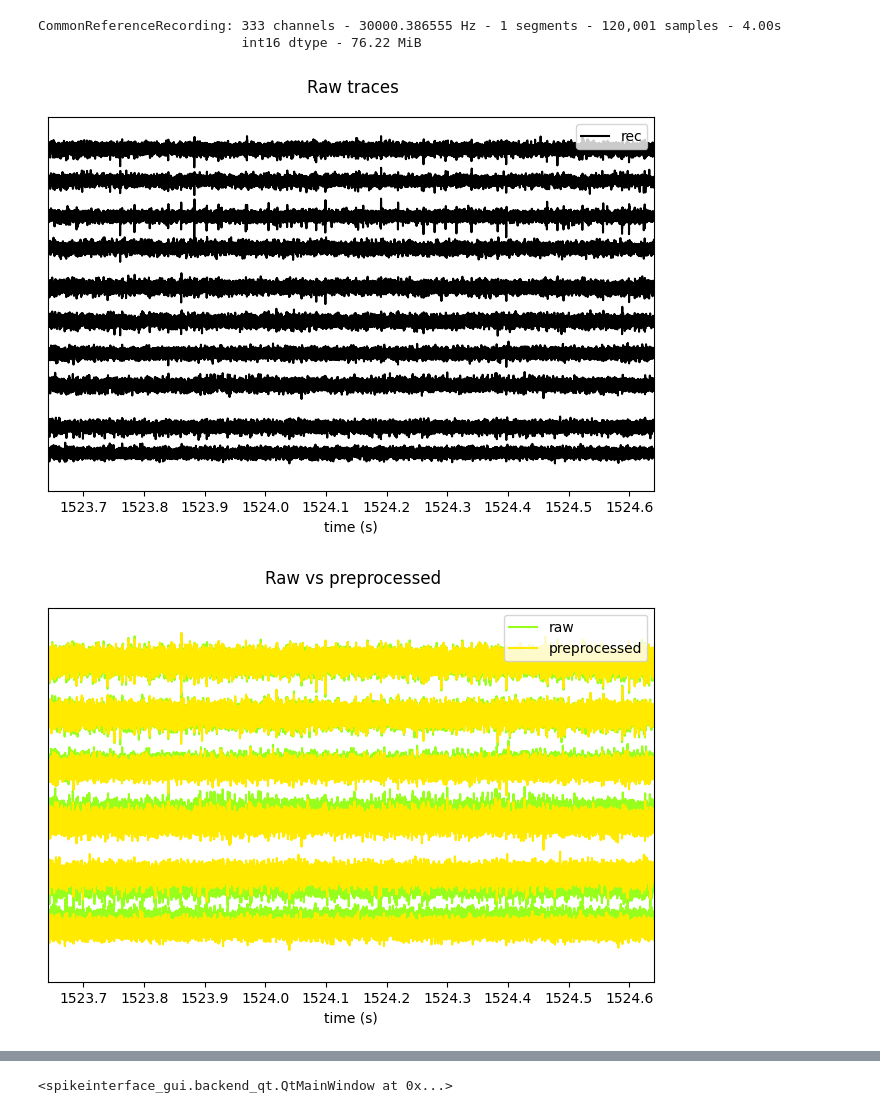
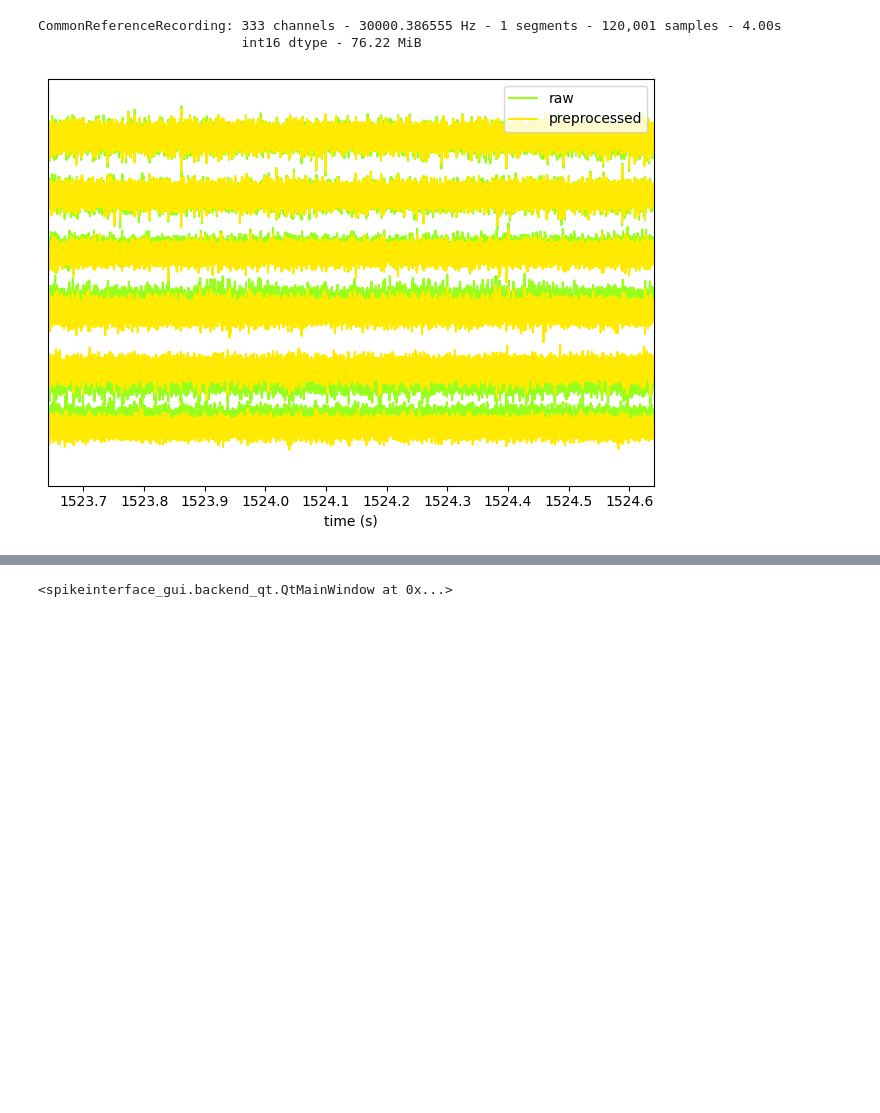
Before and after one commit to ilariacalamastro/spikeinterface_pipeline, a Jupyter notebook: Pipeline_project/code test/load_spikeglx_test.ipynb, the cells around one changed output, grey strips where cells are left out. Drawn from its saved outputs; the diff is of its cells as text; code cells hidden in the pictures; blank space fills up the shorter version.

```diff
--- a/Pipeline_project/code test/load_spikeglx_test.ipynb
+++ b/Pipeline_project/code test/load_spikeglx_test.ipynb
@@ -32,35 +98,44 @@ SpikeGLXRecordingExtractor: 384 channels - 30000.386555 Hz - 1 segments - 120,00
 # %%
 # PREPROCESSING
+
+# Optional: manual channel selection
+if manual_channel_ids is not None:
+    raw_rec = raw_rec.channel_slice(manual_channel_ids)
+    print(f"Manual selection: kept {len(manual_channel_ids)} channels")
+
 rec1 = si.highpass_filter(raw_rec, freq_min=freq_min)
-bad_channel_ids, _ = si.detect_bad_channels(rec1)
+
+# Optional: artifact removal, structure from Sofiia's script
+if artifact_timestamps_s:
+    _fs       = raw_rec.get_sampling_frequency()
+    _triggers = [np.array([int(t * _fs) for t in artifact_timestamps_s], dtype=np.int64)]
+    rec1 = si.remove_artifacts(rec1, list_triggers=_triggers,
+                                ms_before=artifact_ms_before, ms_after=artifact_ms_after,
+                                mode='zeros')
+    print(f"Artifact removal: blanked {len(artifact_timestamps_s)} event(s)")
+
+bad_channel_ids, channel_labels = si.detect_bad_channels(rec1)
+
+# Optional: extra bad channels
+if extra_bad_channel_ids:
+    bad_channel_ids = list(set(bad_channel_ids.tolist()) | set(extra_bad_channel_ids))
+
 rec2 = rec1.remove_channels(bad_channel_ids)
-rec  = si.common_reference(rec2, operator=cref_operator, reference=cref_reference)
+rec3 = si.phase_shift(rec2)
+rec  = si.common_reference(rec3, operator=cref_operator, reference=cref_reference)
 print(rec)
 # %% [output]
 CommonReferenceRecording: 333 channels - 30000.386555 Hz - 1 segments - 120,001 samples - 4.00s
                           int16 dtype - 76.22 MiB
 # %%
 # TRACES VISUALIZATION
-import matplotlib.pyplot as plt
-import spikeinterface.widgets as sw
-
-# slice to first 2 s (time_range has a bug in SI 0.103 â€” use frame_slice instead)
 _fs = raw_rec.get_sampling_frequency()
 raw_2s = raw_rec.frame_slice(0, int(2 * _fs))
 rec_2s = rec.frame_slice(0, int(2 * _fs))
 
-# raw traces â€” first 10 channels
-sw.plot_traces(raw_2s, channel_ids=raw_rec.channel_ids[:10], mode='line', backend='matplotlib')
-plt.suptitle('Raw traces')
+si.plot_traces({'raw': raw_2s, 'preprocessed': rec_2s},
+               channel_ids=raw_rec.channel_ids[:6], mode='line', backend='matplotlib')
 plt.tight_layout()
 plt.show()
-
-# raw vs preprocessed side by side
-sw.plot_traces({'raw': raw_2s, 'preprocessed': rec_2s},
-               channel_ids=raw_rec.channel_ids[:6], mode='line', backend='matplotlib')
-plt.suptitle('Raw vs preprocessed')
-plt.tight_layout()
-plt.show()
 # %% [output]
-[figure, old version]
+[figure, new version]
-[figure, removed]
```
Also changed, not shown: parts of 8 cells of this notebook, 3 other files.
